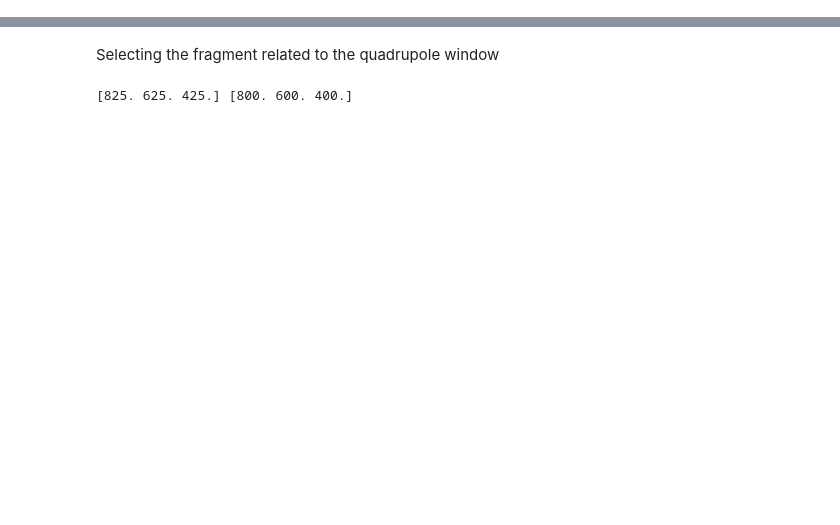
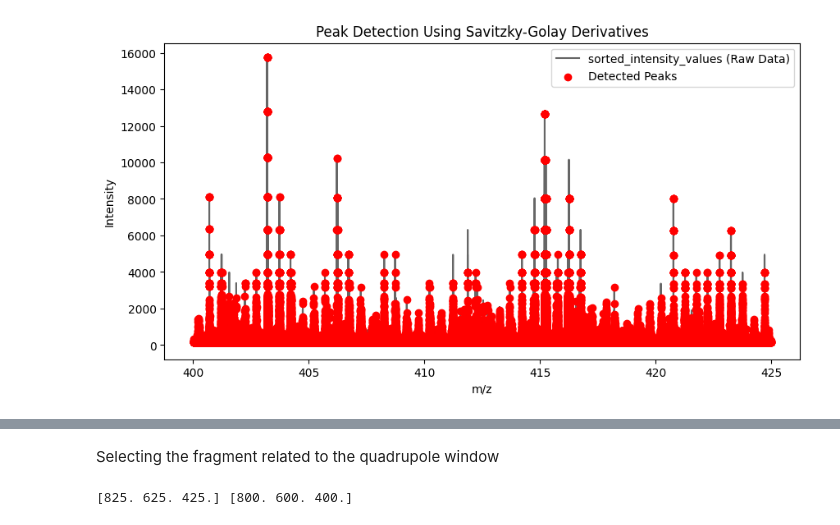
Before and after one commit to RapidSpectraX-Final-Year-Project/1.0, a Jupyter notebook: featureExtraction.ipynb, the cells around one changed output, grey strips where cells are left out. Cells and saved outputs as stored; diff of their text form; code cells hidden in the pictures; blank space fills up the shorter version.

Commit message:
selection peak step 01

```diff
--- a/featureExtraction.ipynb
+++ b/featureExtraction.ipynb
@@ -99,6 +14,0 @@ Selecting the precursor in the fist quardupole window
-# %%
-i = 1
-
-# window_1_precursor = data[:,:,0,:]
-window_1_precursor = data[:,:,0,400.0:425.0]
-window_1_precursor
@@ -138,0 +173,5 @@ BokehModel(combine_events=True, render_bundle={'docs_json': {'7cd30f3b-b554-4a78
+# %%
+sorted_indices = selected_precursors['mz_values'].sort_values().index
+sorted_mz_values = selected_precursors.loc[sorted_indices, 'mz_values'].values
+sorted_intensity_values = selected_precursors.loc[sorted_indices, 'intensity_values'].values
+sorted_selected_precursors = selected_precursors.loc[sorted_indices]
@@ -138,0 +224,26 @@ BokehModel(combine_events=True, render_bundle={'docs_json': {'7cd30f3b-b554-4a78
+# %%
+
+# Apply Savitzky-Golay filter (smoothing + first derivative)
+window_length = 11  # Choose based on resolution
+polyorder = 3
+first_derivative = savgol_filter(sorted_intensity_values, window_length, polyorder, deriv=1)
+
+# Find zero crossings of the first derivative (peak detection)
+zero_crossings = np.where(np.diff(np.sign(first_derivative)) < 0)[0]
+
+# Filter peaks based on intensity threshold (to remove noise)
+threshold = np.percentile(sorted_intensity_values, 75)  # Select peaks above 75th percentile
+peaks = [i for i in zero_crossings if sorted_intensity_values[i] > threshold]
+
+# Plot results
+plt.figure(figsize=(10, 5))
+plt.plot(sorted_selected_precursors['mz_values'], sorted_selected_precursors['intensity_values'], label="sorted_intensity_values (Raw Data)", color='black', alpha=0.6)
+# plt.plot(sorted_mz_values, sorted_intensity_values, label="sorted_intensity_values (Raw Data)", color='black', alpha=0.6)
+plt.scatter(sorted_mz_values[peaks], sorted_intensity_values[peaks], color='red', label="Detected Peaks", zorder=3)
+plt.xlabel("m/z")
+plt.ylabel("Intensity")
+plt.title("Peak Detection Using Savitzky-Golay Derivatives")
+plt.legend()
+plt.show()
+# %% [output]
+[figure, added]
```
Also changed, not shown: parts of 46 cells of this notebook.
